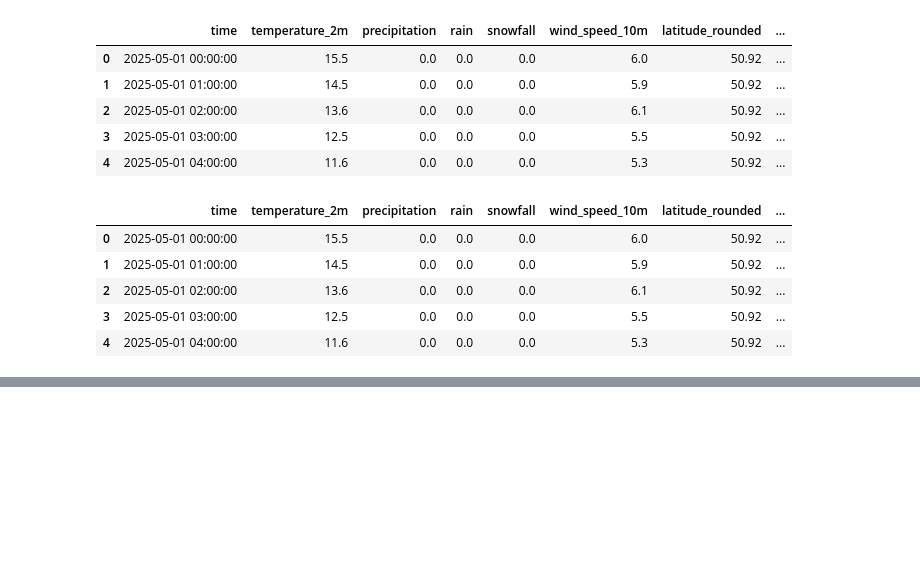
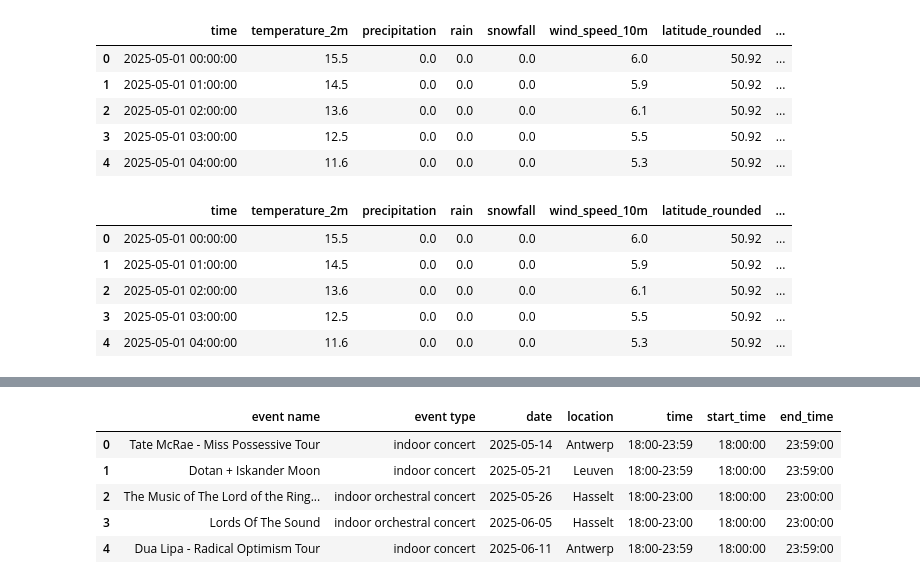
Before and after one commit to annasolodka/mda-cycling-traffic-analysis, a Jupyter notebook: notebooks/01_load_data.ipynb, the cells around one changed output, grey strips where cells are left out. Saved outputs shown, nothing was run; the diff lists cells and outputs as text; code cells hidden in the pictures; blank space fills up the shorter version.

```diff
--- a/notebooks/01_load_data.ipynb
+++ b/notebooks/01_load_data.ipynb
@@ -775,0 +819,9 @@ weather_data.to_csv(
+# %%
+indoor_music_events.head()
+# %% [output]
+|  | event name | event type | date | location | time | start_time | end_time |
+| 0 | Tate McRae - Miss Possessive Tour | indoor concert | 2025-05-14 | Antwerp | 18:00-23:59 | 18:00:00 | 23:59:00 |
+| 1 | Dotan + Iskander Moon | indoor concert | 2025-05-21 | Leuven | 18:00-23:59 | 18:00:00 | 23:59:00 |
+| 2 | The Music of The Lord of the Ring... | indoor orchestral concert | 2025-05-26 | Hasselt | 18:00-23:00 | 18:00:00 | 23:00:00 |
+| 3 | Lords Of The Sound | indoor orchestral concert | 2025-06-05 | Hasselt | 18:00-23:00 | 18:00:00 | 23:00:00 |
+| 4 | Dua Lipa - Radical Optimism Tour | indoor concert | 2025-06-11 | Antwerp | 18:00-23:59 | 18:00:00 | 23:59:00 |
```
Also changed, not shown: parts of 11 cells of this notebook, 1 other file.
